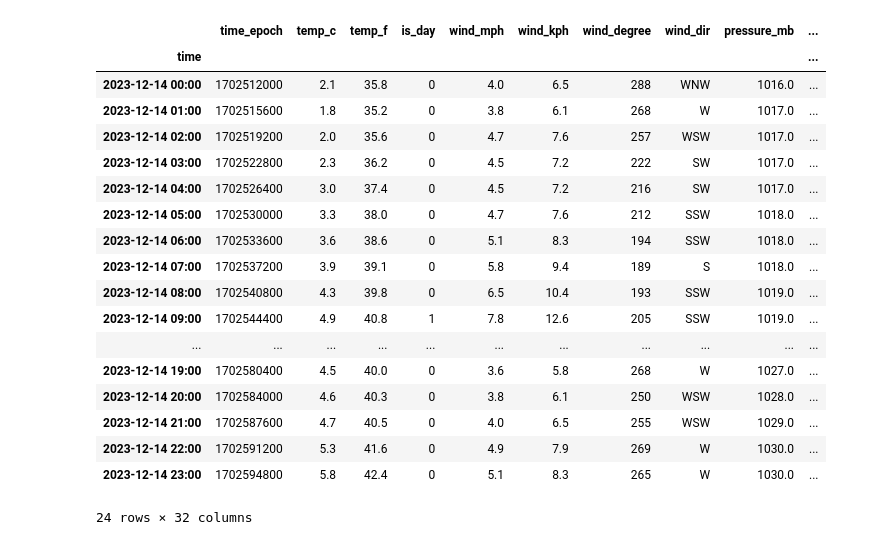
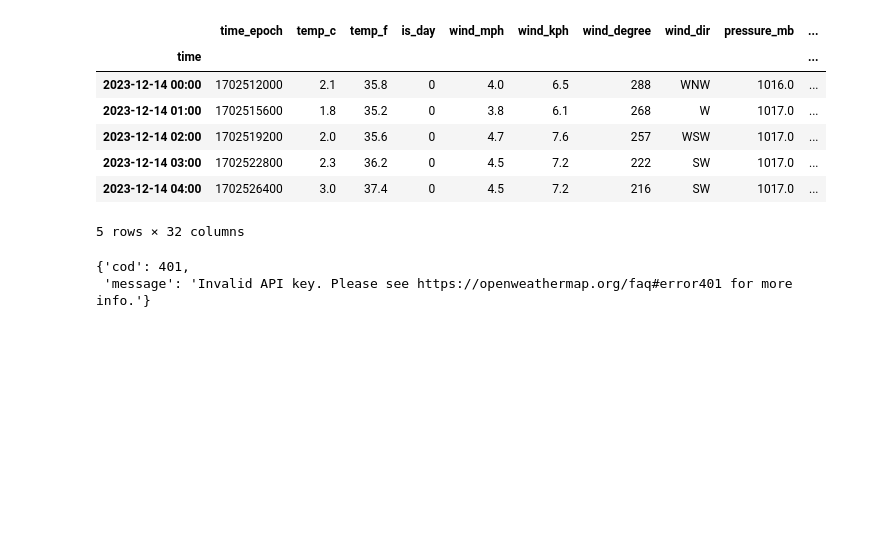
Before and after one commit to tennisnuts/Power-Forecast, a Jupyter notebook: playground.ipynb, the cells around one changed output. Cells and saved outputs as stored; diff of their text form; code cells hidden in the pictures; blank space fills up the shorter version.

```diff
--- a/playground.ipynb
+++ b/playground.ipynb
@@ -42,25 +42,30 @@ current_weather
 # %%
 postcode = 'WR7 4BU'
 date_time = datetime(year=2023, month=12, day=14)
 
-get_historical_weather(postcode, date_time)
+weather = get_historical_weather(postcode, date_time)
+weather.head()
 # %% [output]
 |  | time_epoch | temp_c | temp_f | is_day | wind_mph | wind_kph | wind_degree | wind_dir | pressure_mb | ... |
 | time |  |  |  |  |  |  |  |  |  | ... |
 | 2023-12-14 00:00 | 1702512000 | 2.1 | 35.8 | 0 | 4.0 | 6.5 | 288 | WNW | 1016.0 | ... |
 | 2023-12-14 01:00 | 1702515600 | 1.8 | 35.2 | 0 | 3.8 | 6.1 | 268 | W | 1017.0 | ... |
 | 2023-12-14 02:00 | 1702519200 | 2.0 | 35.6 | 0 | 4.7 | 7.6 | 257 | WSW | 1017.0 | ... |
 | 2023-12-14 03:00 | 1702522800 | 2.3 | 36.2 | 0 | 4.5 | 7.2 | 222 | SW | 1017.0 | ... |
 | 2023-12-14 04:00 | 1702526400 | 3.0 | 37.4 | 0 | 4.5 | 7.2 | 216 | SW | 1017.0 | ... |
-| 2023-12-14 05:00 | 1702530000 | 3.3 | 38.0 | 0 | 4.7 | 7.6 | 212 | SSW | 1018.0 | ... |
-| 2023-12-14 06:00 | 1702533600 | 3.6 | 38.6 | 0 | 5.1 | 8.3 | 194 | SSW | 1018.0 | ... |
-| 2023-12-14 07:00 | 1702537200 | 3.9 | 39.1 | 0 | 5.8 | 9.4 | 189 | S | 1018.0 | ... |
-| 2023-12-14 08:00 | 1702540800 | 4.3 | 39.8 | 0 | 6.5 | 10.4 | 193 | SSW | 1019.0 | ... |
-| 2023-12-14 09:00 | 1702544400 | 4.9 | 40.8 | 1 | 7.8 | 12.6 | 205 | SSW | 1019.0 | ... |
-| ... | ... | ... | ... | ... | ... | ... | ... | ... | ... | ... |
-| 2023-12-14 19:00 | 1702580400 | 4.5 | 40.0 | 0 | 3.6 | 5.8 | 268 | W | 1027.0 | ... |
-| 2023-12-14 20:00 | 1702584000 | 4.6 | 40.3 | 0 | 3.8 | 6.1 | 250 | WSW | 1028.0 | ... |
-| 2023-12-14 21:00 | 1702587600 | 4.7 | 40.5 | 0 | 4.0 | 6.5 | 255 | WSW | 1029.0 | ... |
-| 2023-12-14 22:00 | 1702591200 | 5.3 | 41.6 | 0 | 4.9 | 7.9 | 269 | W | 1030.0 | ... |
-| 2023-12-14 23:00 | 1702594800 | 5.8 | 42.4 | 0 | 5.1 | 8.3 | 265 | W | 1030.0 | ... |
-24 rows × 32 columns
+5 rows × 32 columns
+# %%
+# create code to get irradiance data
+lat = 52.2
+lon = 0.1
+date_time = datetime(year=2023, month=12, day=14)
+date_string = date_time.strftime('%Y-%m-%d')
+
+url = f"https://api.openweathermap.org/energy/1.0/solar/data?lat={lat}&lon={lon}&date={date_string}&appid={secret.openweathermap_api_key}"
+
+response = requests.get(url)
+weather_data = response.json()
+weather_data
+# %% [output]
+{'cod': 401,
+ 'message': 'Invalid API key. Please see https://openweathermap.org/faq#error401 for more info.'}
```
Also changed, not shown: parts of 3 cells of this notebook.
